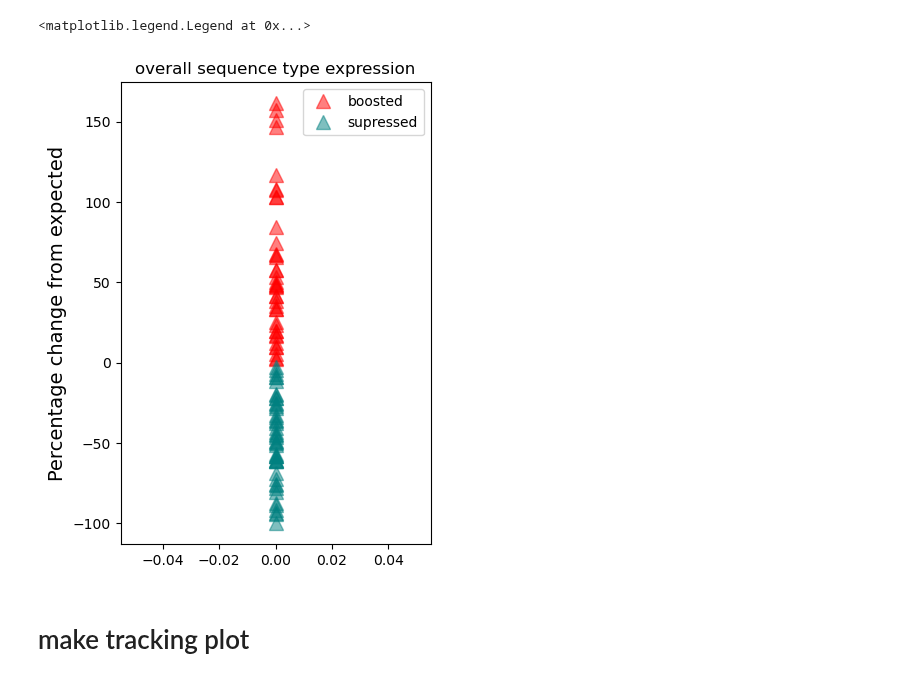
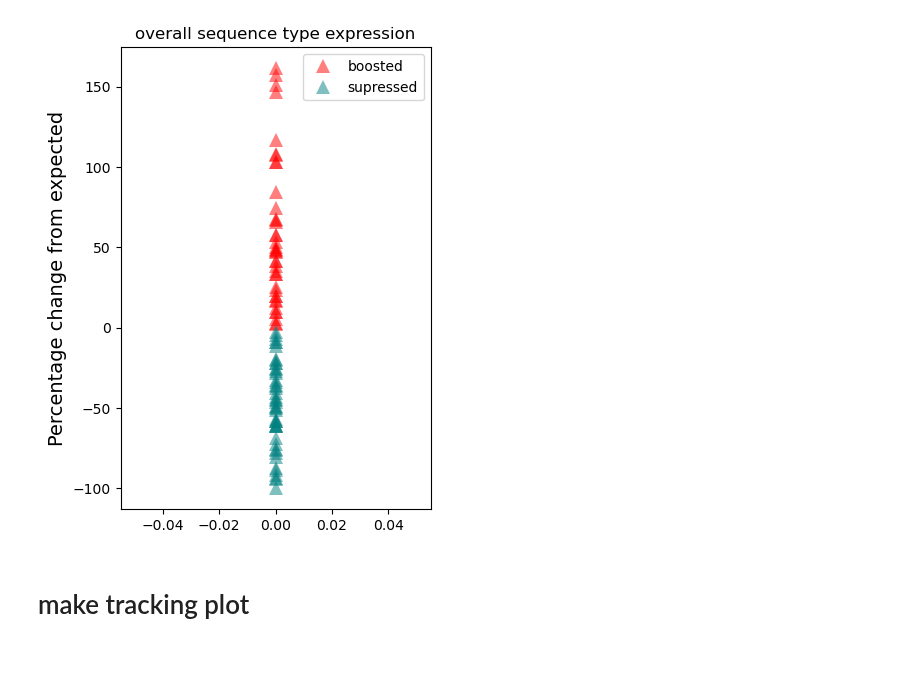
Before and after one commit to EmmettJT/sequences_analyse_PPSeq, a Jupyter notebook: revision_analysis/prioritisation_analysis/replay_disproportionality_plots.ipynb, the cells around one changed output. Saved outputs shown, nothing was run; the diff lists cells and outputs as text; code cells hidden in the pictures.

```diff
--- a/revision_analysis/prioritisation_analysis/replay_disproportionality_plots.ipynb
+++ b/revision_analysis/prioritisation_analysis/replay_disproportionality_plots.ipynb
@@ -104,6 +104,12 @@ def load_in_sleep_state_scoring(mouse):
     print('----------------------')
 
     return nrem_start_ends,rem_start_ends,mouse_org_data_path,old_data
+
+def SaveFig(file_name,figure_dir):
+    if not os.path.isdir(figure_dir):
+        os.makedirs(figure_dir)
+    plt.savefig(figure_dir + file_name, bbox_inches='tight')
+    plt.show()
 # %%
 sleep_pp_path = r"Z:\projects\sequence_squad\ppseq_finalised_publication_data\expert\postsleep\\"
 # expert_mice = [item.split('run')[0][0:-1] for item in os.listdir(awake_pp_path)]
@@ -223,25 +229,26 @@ Success! Loaded sleep state score files for mouse: seq006_1_11.
 # %%
 pcfe_values = all_mice_df.percentage_change_from_expected.values
 
 # 2. Create a figure and a single axes
 fig, ax = plt.subplots(figsize=(4, 6))
 
 
-ax.plot(np.zeros(len(pcfe_values[pcfe_values > 0])),pcfe_values[pcfe_values > 0],'^', c ='red',markersize = 10,alpha = 0.5,label = 'boosted')
-ax.plot(np.zeros(len(pcfe_values[pcfe_values < 0])),pcfe_values[pcfe_values < 0],'^', c = 'teal', markersize = 10,alpha = 0.5,label = 'supressed')
+ax.plot(np.zeros(len(pcfe_values[pcfe_values > 0])),pcfe_values[pcfe_values > 0],'^', c ='red',markersize = 10,alpha = 0.5,label = 'boosted', markeredgewidth = 0)
+ax.plot(np.zeros(len(pcfe_values[pcfe_values < 0])),pcfe_values[pcfe_values < 0],'^', c = 'teal', markersize = 10,alpha = 0.5,label = 'supressed', markeredgewidth = 0)
 
 # ax.boxplot(pcfe_values[pcfe_values > 0], positions=[0.2], widths=0.05, patch_artist=True, boxprops=dict(facecolor='red', color='red'), medianprops=dict(color='#FED163'))
 # ax.boxplot(pcfe_values[pcfe_values < 0], positions=[0.2], widths=0.05, patch_artist=True, boxprops=dict(facecolor='teal', color='teal'), medianprops=dict(color='#FED163'))
 
 
 ax.set_ylabel('Percentage change from expected',fontsize = 14)
 ax.set_title('overall sequence type expression')
 
 
 ax.legend()
+
+SaveFig('boosted_supressed.pdf',r"C:\Users\Emmett Thompson\Documents\plots\\")
 # %% [output]
-<matplotlib.legend.Legend at 0x...>
-[figure, old version]
+[figure, new version]
 # %% [markdown]
 # make tracking plot
 # %% [markdown]
```
Also changed, not shown: parts of 2 cells of this notebook, 4 other files.
